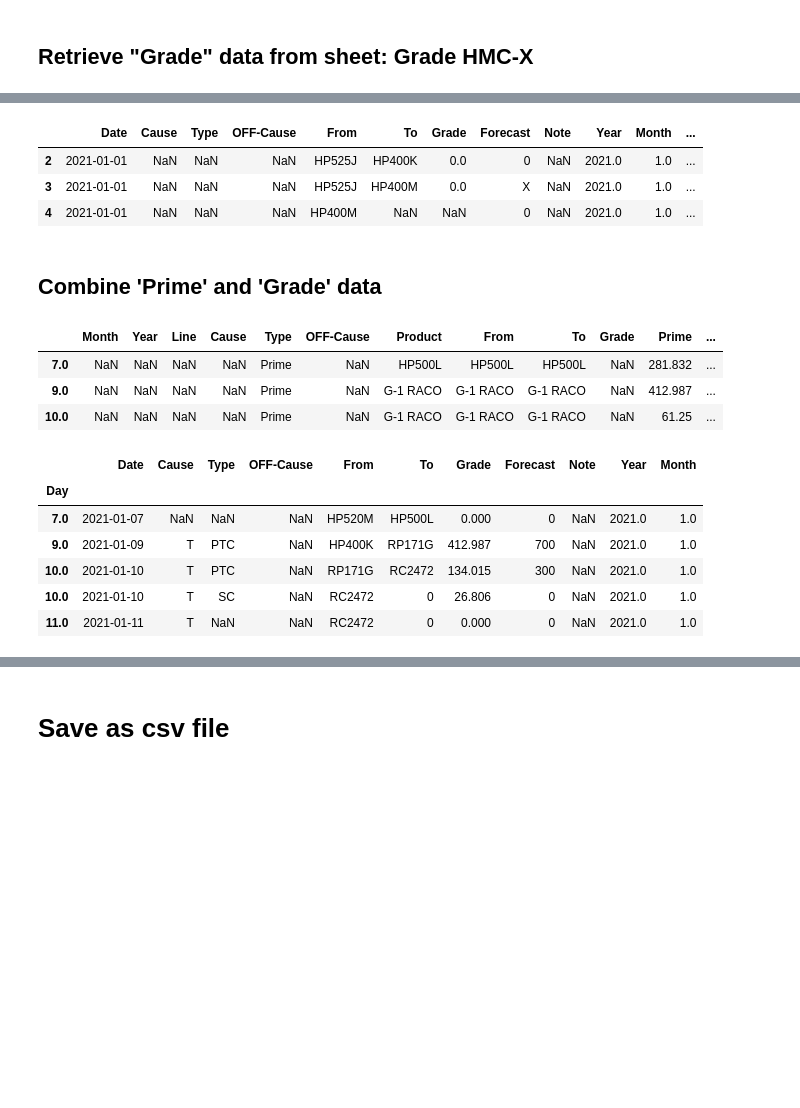
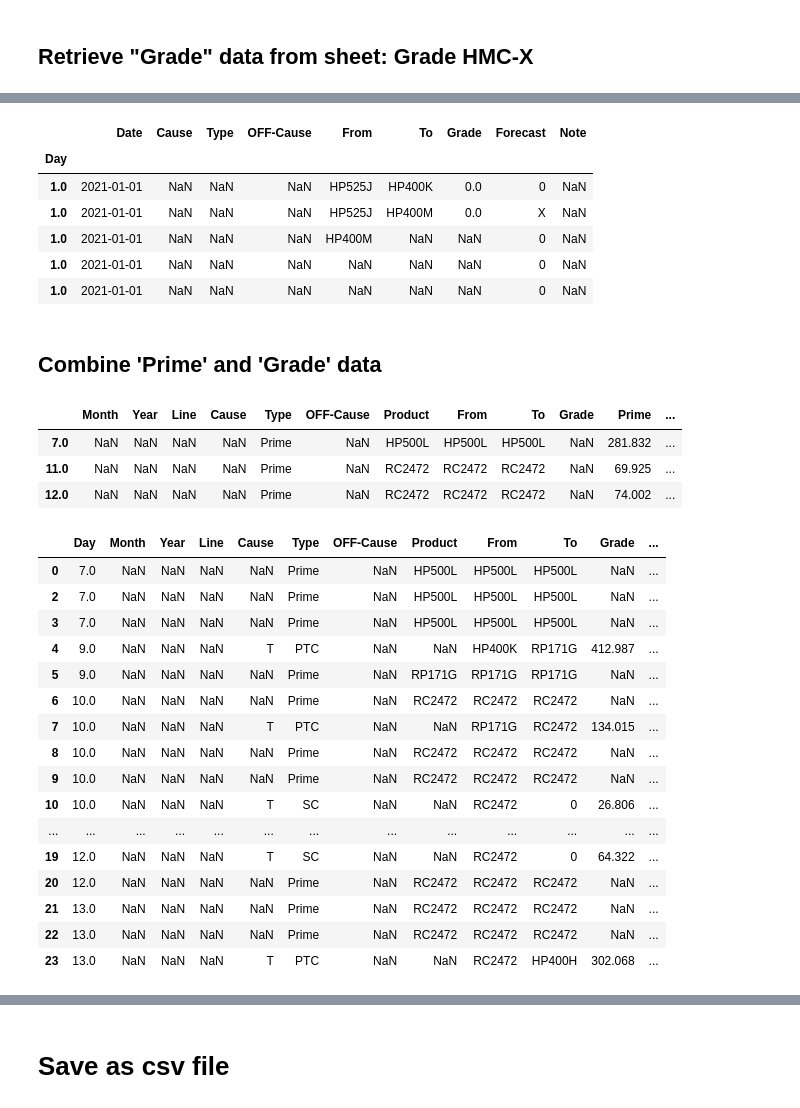
Before and after one commit to Thanutchaporn13/Test_course, a Jupyter notebook: Parsing_quantity_of_Prime_and_Grade_on_product_trial.ipynb, the cells around one changed output, grey strips where cells are left out. Cells and saved outputs as stored; diff of their text form; code cells hidden in the pictures; blank space fills up the shorter version.

```diff
--- a/Parsing_quantity_of_Prime_and_Grade_on_product_trial.ipynb
+++ b/Parsing_quantity_of_Prime_and_Grade_on_product_trial.ipynb
@@ -105,5 +108,9 @@ df_DevelopProduct5 = df_DevelopProduct.iloc[:,12:15]
 ## Append data
 df_prime = df_DevelopProduct1.append([df_DevelopProduct2, df_DevelopProduct3, df_DevelopProduct4, df_DevelopProduct5])
 
-## Delete NaN data
+## Delete NaN data and G-1
 df_prime = df_prime.dropna()
+
+## Delete rows of G-1
+df_prime = df_prime[df_prime['Product'].str.contains("G-1")==False]
+print(df_prime)
@@ -144,14 +158,18 @@ df_sheet_grade.head(3)
 # %%
-### Change column name
-df_sheet_grade.columns = ['Date','Cause','Type','OFF-Cause','From','To','Grade','Forecast', 'Note']
-### Extract Year/Month/Day and create a dedicated column from column ['Date']
+# Set day as index
+## Extract Day and create a dedicated column from column ['Date']
 df_sheet_grade['Date'] = pd.to_datetime(df_sheet_grade['Date'])
-df_sheet_grade['Year'] = df_sheet_grade['Date'].dt.year
-df_sheet_grade['Month'] = df_sheet_grade['Date'].dt.month
 df_sheet_grade['Day'] = df_sheet_grade['Date'].dt.day
-df_sheet_grade.head(3)
+
+### Set Day as Index
+df_sheet_grade.set_index('Day', inplace=True)
+
+df_sheet_grade.head(5)
 # %% [output]
-|  | Date | Cause | Type | OFF-Cause | From | To | Grade | Forecast | Note | Year | Month | ... |
-| 2 | 2021-01-01 | NaN | NaN | NaN | HP525J | HP400K | 0.0 | 0 | NaN | 2021.0 | 1.0 | ... |
-| 3 | 2021-01-01 | NaN | NaN | NaN | HP525J | HP400M | 0.0 | X | NaN | 2021.0 | 1.0 | ... |
-| 4 | 2021-01-01 | NaN | NaN | NaN | HP400M | NaN | NaN | 0 | NaN | 2021.0 | 1.0 | ... |
+|  | Date | Cause | Type | OFF-Cause | From | To | Grade | Forecast | Note |
+| Day |  |  |  |  |  |  |  |  |  |
+| 1.0 | 2021-01-01 | NaN | NaN | NaN | HP525J | HP400K | 0.0 | 0 | NaN |
+| 1.0 | 2021-01-01 | NaN | NaN | NaN | HP525J | HP400M | 0.0 | X | NaN |
+| 1.0 | 2021-01-01 | NaN | NaN | NaN | HP400M | NaN | NaN | 0 | NaN |
+| 1.0 | 2021-01-01 | NaN | NaN | NaN | NaN | NaN | NaN | 0 | NaN |
+| 1.0 | 2021-01-01 | NaN | NaN | NaN | NaN | NaN | NaN | 0 | NaN |
@@ -177,20 +192,38 @@ df_all.head(3)
 # %% [output]
 |  | Month | Year | Line | Cause | Type | OFF-Cause | Product | From | To | Grade | Prime | ... |
 | 7.0 | NaN | NaN | NaN | NaN | Prime | NaN | HP500L | HP500L | HP500L | NaN | 281.832 | ... |
-| 9.0 | NaN | NaN | NaN | NaN | Prime | NaN | G-1 RACO | G-1 RACO | G-1 RACO | NaN | 412.987 | ... |
-| 10.0 | NaN | NaN | NaN | NaN | Prime | NaN | G-1 RACO | G-1 RACO | G-1 RACO | NaN | 61.25 | ... |
+| 11.0 | NaN | NaN | NaN | NaN | Prime | NaN | RC2472 | RC2472 | RC2472 | NaN | 69.925 | ... |
+| 12.0 | NaN | NaN | NaN | NaN | Prime | NaN | RC2472 | RC2472 | RC2472 | NaN | 74.002 | ... |
 # %%
 # Append df_Grade
 list_index_prime = df_all.index.to_list()
 list_index_prime = list(dict.fromkeys(list_index_prime))
 df_Grade = df_sheet_grade.loc[list_index_prime,:]
 df_Grade = df_Grade.dropna(subset=['Grade'])
-df_Grade.head(5)
+df_all = df_all.append(df_Grade)
+df_all = df_all.sort_index("index", ascending=True)
+df_all = df_all.reset_index()
+df_all = df_all.rename(columns={'index':'Day'})
+df_all = df_all.drop('Date', axis=1)
+df_all = df_all.dropna(subset=['Type'])
+# Replace 0 in column ['To']
+df_all['To'] = np.where(df_all['To']==0, df_all['From'], df_all['To'])
+df_all.head(5)
 # %% [output]
-|  | Date | Cause | Type | OFF-Cause | From | To | Grade | Forecast | Note | Year | Month |
-| Day |  |  |  |  |  |  |  |  |  |  |  |
-| 7.0 | 2021-01-07 | NaN | NaN | NaN | HP520M | HP500L | 0.000 | 0 | NaN | 2021.0 | 1.0 |
-| 9.0 | 2021-01-09 | T | PTC | NaN | HP400K | RP171G | 412.987 | 700 | NaN | 2021.0 | 1.0 |
-| 10.0 | 2021-01-10 | T | PTC | NaN | RP171G | RC2472 | 134.015 | 300 | NaN | 2021.0 | 1.0 |
-| 10.0 | 2021-01-10 | T | SC | NaN | RC2472 | 0 | 26.806 | 0 | NaN | 2021.0 | 1.0 |
-| 11.0 | 2021-01-11 | T | NaN | NaN | RC2472 | 0 | 0.000 | 0 | NaN | 2021.0 | 1.0 |
+|  | Day | Month | Year | Line | Cause | Type | OFF-Cause | Product | From | To | Grade | ... |
+| 0 | 7.0 | NaN | NaN | NaN | NaN | Prime | NaN | HP500L | HP500L | HP500L | NaN | ... |
+| 2 | 7.0 | NaN | NaN | NaN | NaN | Prime | NaN | HP500L | HP500L | HP500L | NaN | ... |
+| 3 | 7.0 | NaN | NaN | NaN | NaN | Prime | NaN | HP500L | HP500L | HP500L | NaN | ... |
+| 4 | 9.0 | NaN | NaN | NaN | T | PTC | NaN | NaN | HP400K | RP171G | 412.987 | ... |
+| 5 | 9.0 | NaN | NaN | NaN | NaN | Prime | NaN | RP171G | RP171G | RP171G | NaN | ... |
+| 6 | 10.0 | NaN | NaN | NaN | NaN | Prime | NaN | RC2472 | RC2472 | RC2472 | NaN | ... |
+| 7 | 10.0 | NaN | NaN | NaN | T | PTC | NaN | NaN | RP171G | RC2472 | 134.015 | ... |
+| 8 | 10.0 | NaN | NaN | NaN | NaN | Prime | NaN | RC2472 | RC2472 | RC2472 | NaN | ... |
+| 9 | 10.0 | NaN | NaN | NaN | NaN | Prime | NaN | RC2472 | RC2472 | RC2472 | NaN | ... |
+| 10 | 10.0 | NaN | NaN | NaN | T | SC | NaN | NaN | RC2472 | 0 | 26.806 | ... |
+| ... | ... | ... | ... | ... | ... | ... | ... | ... | ... | ... | ... | ... |
+| 19 | 12.0 | NaN | NaN | NaN | T | SC | NaN | NaN | RC2472 | 0 | 64.322 | ... |
+| 20 | 12.0 | NaN | NaN | NaN | NaN | Prime | NaN | RC2472 | RC2472 | RC2472 | NaN | ... |
+| 21 | 13.0 | NaN | NaN | NaN | NaN | Prime | NaN | RC2472 | RC2472 | RC2472 | NaN | ... |
+| 22 | 13.0 | NaN | NaN | NaN | NaN | Prime | NaN | RC2472 | RC2472 | RC2472 | NaN | ... |
+| 23 | 13.0 | NaN | NaN | NaN | T | PTC | NaN | NaN | RC2472 | HP400H | 302.068 | ... |
```
Also changed, not shown: parts of 10 cells of this notebook.
